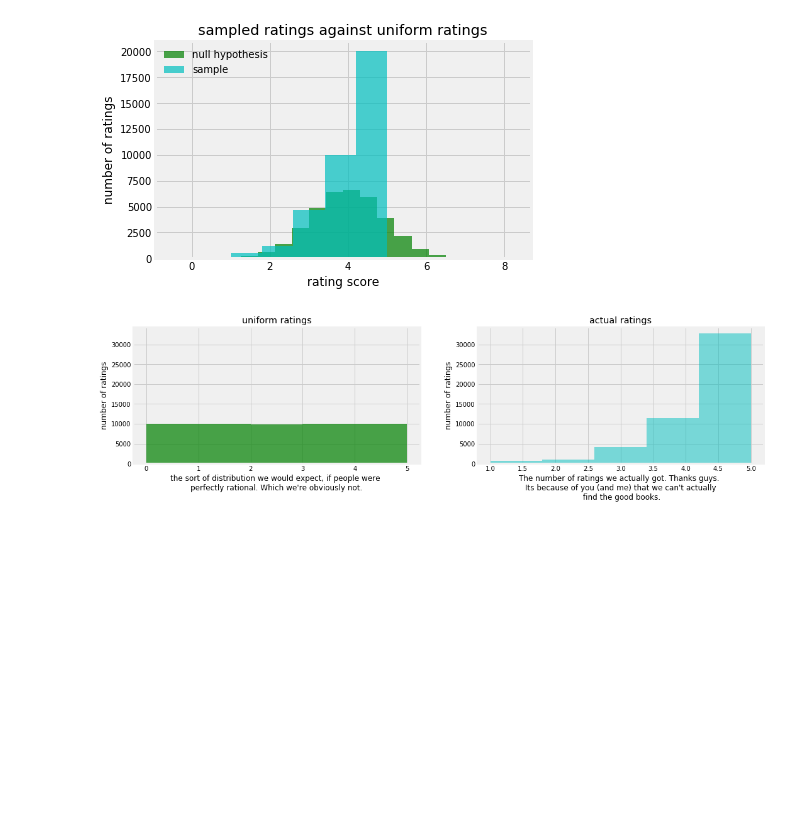
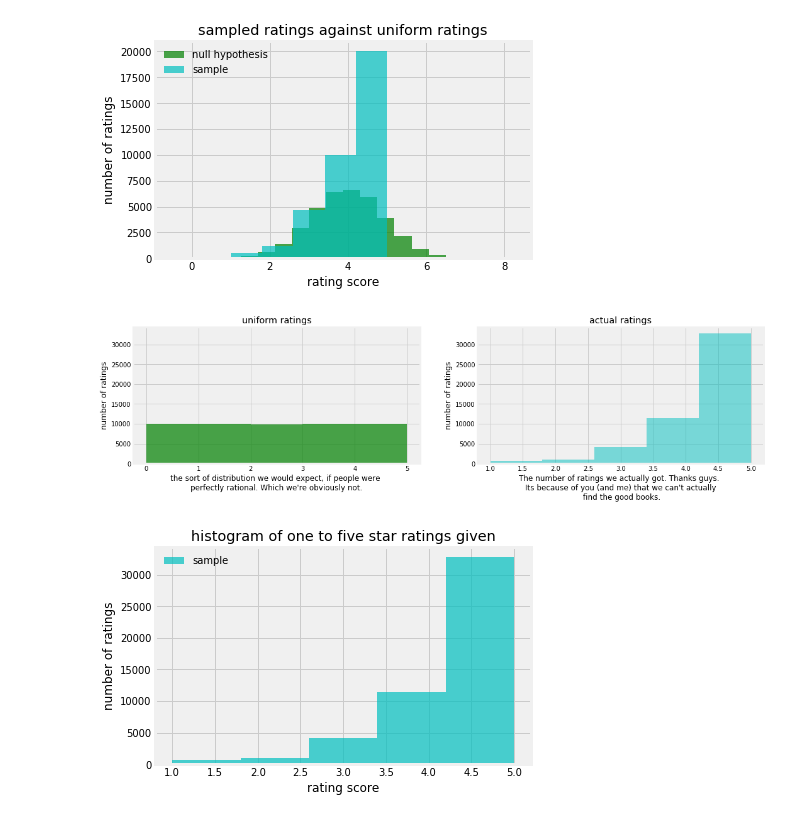
Before and after one commit to RnScully/Books, a Jupyter notebook: Pandas Hypothesis Testing and Graphers.ipynb, the cells around one changed output. Drawn from its saved outputs; the diff is of its cells as text; code cells hidden in the pictures; blank space fills up the shorter version.

```diff
--- a/Pandas Hypothesis Testing and Graphers.ipynb
+++ b/Pandas Hypothesis Testing and Graphers.ipynb
@@ -203,3 +212,22 @@ plt.show()
 #fig.savefig('img/Thanks_guys', dpi = 300, bbox_inches = 'tight', transparent = True)
 # %% [output]
 [figure]
+# %%
+# graph the sample and the hypothesis(a uniform distribution of the same size as the sample)
+null_hyp = stats.norm.rvs(loc=4, scale=np.std(sample), size=len(sample), random_state=None)
+fig, ax = plt.subplots()
+
+#ax = plt.hist(null_hyp, color = 'g', bins = 20, alpha = .7, label = 'null hypothesis')
+ax = sample.hist(color = 'c', bins = 5, alpha = .7, label ='sample')
+
+ax.set_title('histogram of one to five star ratings given')
+ax.set_ylabel('number of ratings')
+ax.set_xlabel('rating score')
+
+ax.legend(loc='upper left', frameon = False)
+#fig.xlabel('number of ratings')
+plt.show()
+
+#fig.savefig('img/hypothesis_graph', dpi = 300, bbox_inches = 'tight', transparent = True)
+# %% [output]
+[figure, added]
```
Also changed, not shown: parts of 5 cells of this notebook, 6 other files.
